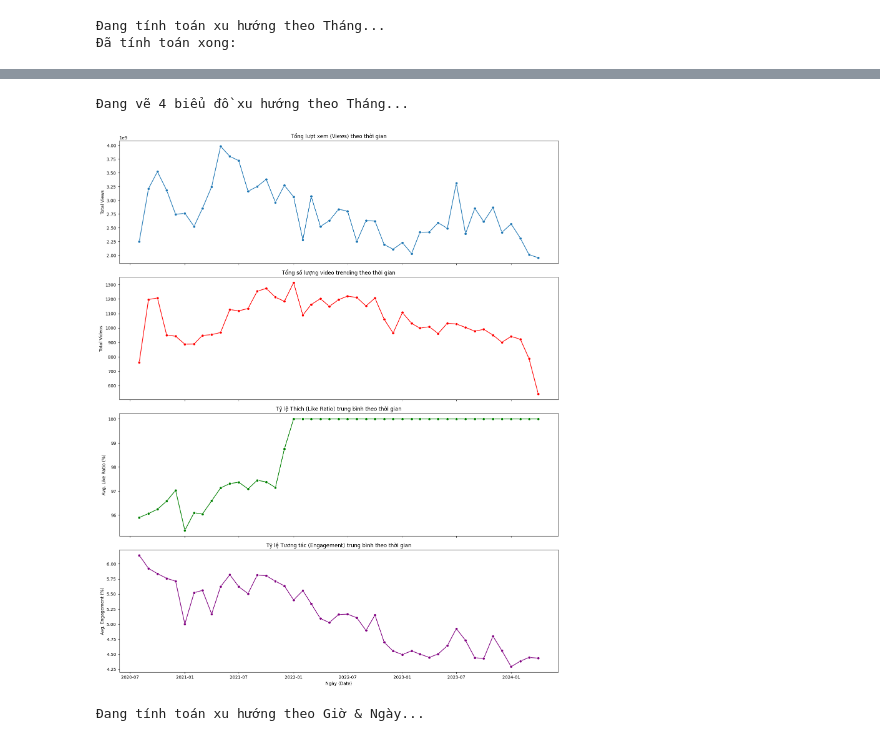
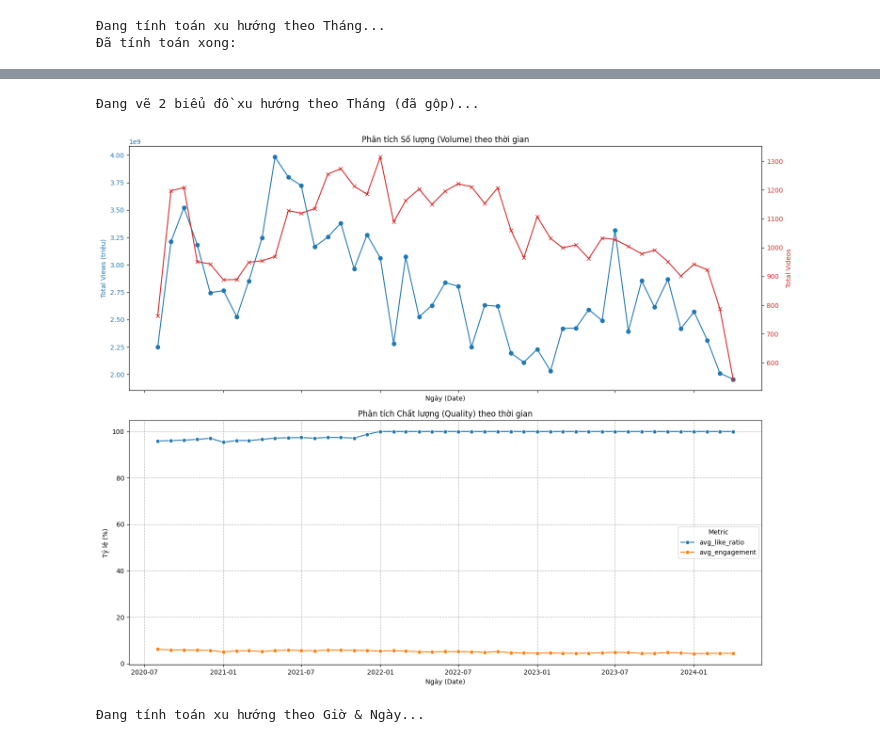
Before and after one commit to 24022404/youtube-pyspark-analysis, a Jupyter notebook: 03_time-based_data_analysis.ipynb, the cells around one changed output, grey strips where cells are left out. Cells and saved outputs as stored; diff of their text form; code cells hidden in the pictures.

```diff
--- a/03_time-based_data_analysis.ipynb
+++ b/03_time-based_data_analysis.ipynb
@@ -72,0 +38,10 @@ only showing top 5 rows
+# %%
+# Đường dẫn HDFS tới thư mục data bạn vừa put
+# Dùng localhost:9000 vì Docker đã "mở" cổng đó ra máy ảo
+hdfs_path = "hdfs://localhost:9000/data/cleaned_data"
+
+df = spark.read.parquet(hdfs_path)
+
+print("✅ Đọc dữ liệu sạch thành công!")
+df.printSchema()
+df.show(5)
@@ -73,5 +77,10 @@ only showing top 5 rows
 # %%
-# --- 1. Dùng Spark để tính toán ---
+from pyspark.sql.functions import col, avg, count, desc, sum
+import matplotlib.pyplot as plt
+import seaborn as sns
+import pandas as pd
+
+# --- 1. Dùng Spark để tính toán (Giữ nguyên) ---
 print("\nĐang tính toán xu hướng theo Tháng...")
 monthly_trends = df.groupBy("trending_year", "trending_month") \
     .agg(
@@ -85,7 +94,7 @@ monthly_trends = df.groupBy("trending_year", "trending_month") \
 print("Đã tính toán xong:")
 monthly_trends.show()
 
-# --- 2. Chuyển sang Pandas để vẽ ---
+# --- 2. Chuyển sang Pandas để vẽ (Giữ nguyên) ---
 monthly_trends_pd = monthly_trends.toPandas()
 # Tạo cột 'date' (ví dụ: '2020-08') để vẽ
 monthly_trends_pd['date'] = pd.to_datetime(
@@ -93,31 +102,48 @@ monthly_trends_pd['date'] = pd.to_datetime(
     monthly_trends_pd['trending_month'].astype(str)
 )
 
-# --- 3. Vẽ biểu đồ ---
-print("\nĐang vẽ 4 biểu đồ xu hướng theo Tháng...")
-fig, axes = plt.subplots(4, 1, figsize=(15, 18), sharex=True)
+# ================================================================
+# --- 3. Vẽ biểu đồ (Code lại "dùng cái khác") ---
+# ================================================================
+print("\nĐang vẽ 2 biểu đồ xu hướng theo Tháng (đã gộp)...")
 
-# Biểu đồ 1: Tổng lượt xem
-sns.lineplot(data=monthly_trends_pd, x='date', y='total_views', ax=axes[0], marker='o')
-axes[0].set_title('Tổng lượt xem (Views) theo thời gian')
-axes[0].set_ylabel('Total Views')
+# Tạo 2 ô, 1 cho "Số lượng" (Volume), 1 cho "Chất lượng" (Quality)
+fig, axes = plt.subplots(2, 1, figsize=(15, 12), sharex=True)
 
-# Biểu đồ 2: Tổng số lượng video
-sns.lineplot(data=monthly_trends_pd, x='date', y='total_videos', ax=axes[1], marker='o', color='red')
-axes[1].set_title('Tổng số lượng video trending theo thời gian')
-axes[1].set_ylabel('Total Videos')
+# --- Biểu đồ 1: Phân tích SỐ LƯỢNG (Dùng 2 trục Y) ---
+# Trục Y bên trái (ax1) cho Total Views
+color = 'tab:blue'
+axes[0].set_title('Phân tích Số lượng (Volume) theo thời gian')
+axes[0].set_xlabel('Ngày (Date)')
+axes[0].set_ylabel('Total Views (triệu)', color=color)
+axes[0].plot(monthly_trends_pd['date'], monthly_trends_pd['total_views'], color=color, marker='o', label='Total Views')
+axes[0].tick_params(axis='y', labelcolor=color)
 
-# Biểu đồ 3: Tỷ lệ thích trung bình
-sns.lineplot(data=monthly_trends_pd, x='date', y='avg_like_ratio', ax=axes[2], marker='o', color='green')
-axes[2].set_title('Tỷ lệ Thích (Like Ratio) trung bình theo thời gian')
-axes[2].set_ylabel('Avg. Like Ratio (%)')
+# Tạo Trục Y bên phải (ax1_twin) cho Total Videos
+ax1_twin = axes[0].twinx()
+color = 'tab:red'
+ax1_twin.set_ylabel('Total Videos', color=color)
+ax1_twin.plot(monthly_trends_pd['date'], monthly_trends_pd['total_videos'], color=color, marker='x', label='Total Videos')
+ax1_twin.tick_params(axis='y', labelcolor=color)
 
-# Biểu đồ 4: Tỷ lệ tương tác trung bình
-sns.lineplot(data=monthly_trends_pd, x='date', y='avg_engagement', ax=axes[3], marker='o', color='purple')
-axes[3].set_title('Tỷ lệ Tương tác (Engagement) trung bình theo thời gian')
-axes[3].set_ylabel('Avg. Engagement (%)')
+# --- Biểu đồ 2: Phân tích CHẤT LƯỢNG (Dùng 1 trục Y, nhiều đường) ---
+# (Vì 'like_ratio' và 'engagement' đều là %, chúng có thể chung 1 trục)
 
-plt.xlabel('Ngày (Date)')
+# 1. "Làm tan chảy" (Melt) DataFrame để Seaborn vẽ nhiều đường
+quality_pd = monthly_trends_pd.melt(
+    id_vars=['date'],
+    value_vars=['avg_like_ratio', 'avg_engagement'],
+    var_name='Metric',
+    value_name='Percentage (%)'
+)
+
+# 2. Vẽ 2 đường trên 1 biểu đồ
+sns.lineplot(data=quality_pd, x='date', y='Percentage (%)', hue='Metric', ax=axes[1], marker='o')
+axes[1].set_title('Phân tích Chất lượng (Quality) theo thời gian')
+axes[1].set_xlabel('Ngày (Date)')
+axes[1].set_ylabel('Tỷ lệ (%)')
+axes[1].grid(linestyle='--')
+
 plt.tight_layout()
 plt.show()
 # %% [output]
@@ -141,7 +167,7 @@ plt.show()
 +-------------+--------------+-----------+------------+-----------------+------------------+
 only showing top 20 rows
-Đang vẽ 4 biểu đồ xu hướng theo Tháng...
+Đang vẽ 2 biểu đồ xu hướng theo Tháng (đã gộp)...
-[figure, old version]
+[figure, new version]
 # %%
 # --- 1. Dùng Spark để tính toán ---
 print("\nĐang tính toán xu hướng theo Giờ & Ngày...")
```
Also changed, not shown: parts of 5 cells of this notebook, 1 other file.
